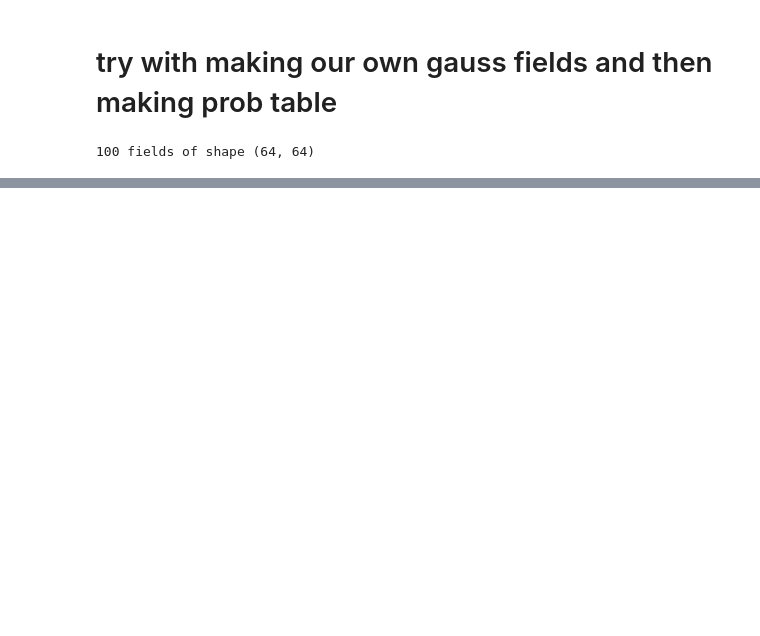
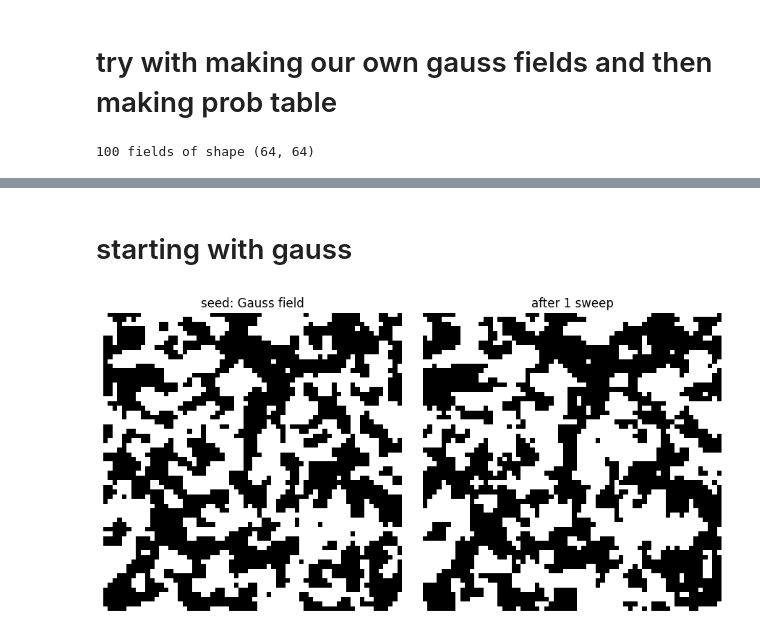
Before and after one commit to ioanb16/Growing-virtual-materials-cellular-automata-meets-geostatistics, a Jupyter notebook: notebooks/karnnaugh_practice.ipynb, the cells around one changed output, grey strips where cells are left out. Saved outputs shown, nothing was run; the diff lists cells and outputs as text; code cells hidden in the pictures; blank space fills up the shorter version.

Commit message:
testing ideas with random noise

```diff
--- a/notebooks/karnnaugh_practice.ipynb
+++ b/notebooks/karnnaugh_practice.ipynb
@@ -233,8 +180,12 @@ symmetry: 0.5032141040342573
 # %% [markdown]
 # try with making our own gauss fields and then making prob table
 # %%
+import numpy as np
 from scipy.ndimage import gaussian_filter
-def make_field(size=64, scale=4.0, seed=0):
+from collections import defaultdict
+import matplotlib.pyplot as plt
+
+def make_field(size=64, scale=1.0, seed=0):
     rng = np.random.default_rng(seed)
     noise  = rng.standard_normal((size, size))
     smooth = gaussian_filter(noise, sigma=scale)
@@ -285,0 +269,26 @@ symmetry classes: 39
+# %% [markdown]
+# starting with gauss
+# %%
+def grow_from(start, sweeps=1, seed=0):
+    rng = np.random.default_rng(seed)
+    f = start.copy()
+    size = f.shape[0]
+    for _ in range(sweeps):
+        for r in range(size):
+            for c in range(size):
+                g = f[np.ix_([(r-1)%size, r, (r+1)%size],
+                             [(c-1)%size, c, (c+1)%size])]
+                f[r, c] = 1 if rng.random() < p1_lookup(g) else 0
+    return f
+
+# seed = a fresh Gauss field with the SAME parameters as training
+seed_field = make_field(seed=999, scale=1.0)
+grown = grow_from(seed_field, sweeps=1)
+
+fig, ax = plt.subplots(1, 2, figsize=(9, 4.5))
+ax[0].imshow(seed_field, cmap="gray"); ax[0].set_title("seed: Gauss field")
+ax[1].imshow(grown, cmap="gray");      ax[1].set_title("after 1 sweep")
+for a in ax: a.axis("off")
+plt.tight_layout(); plt.show()
+# %% [output]
+[figure, added]
```
Also changed, not shown: parts of 15 cells of this notebook.
